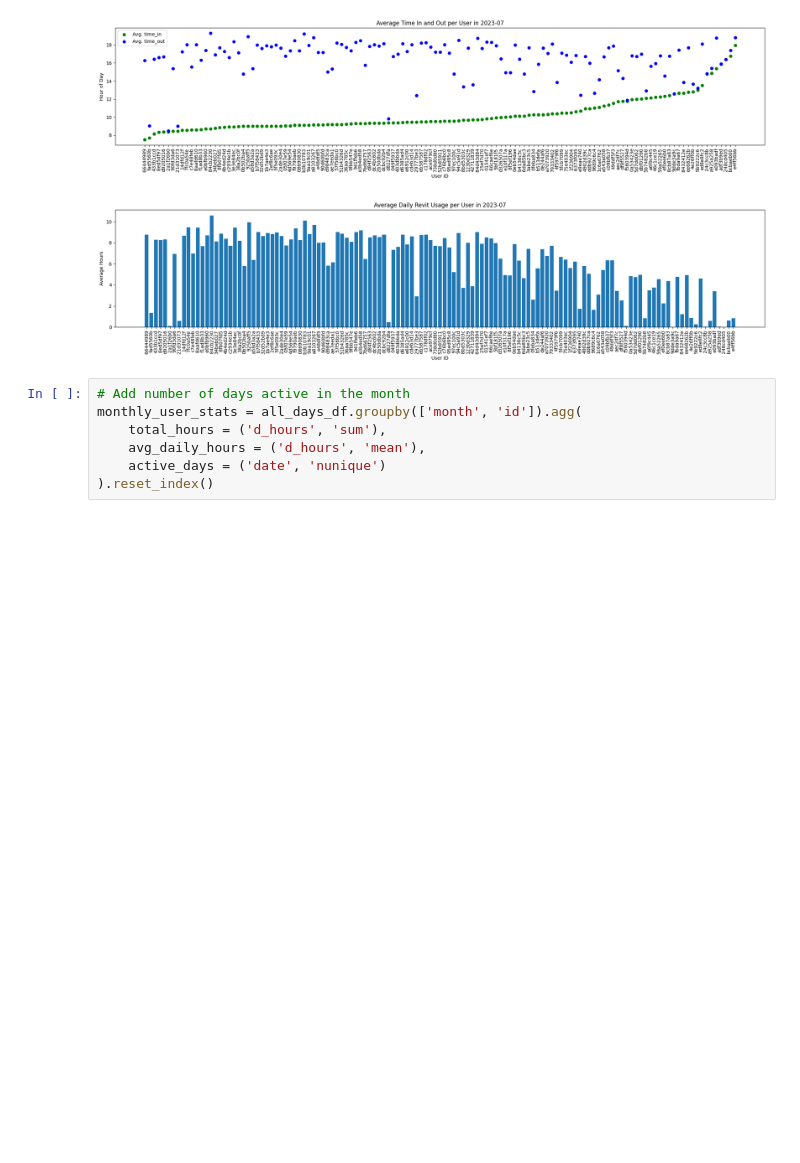
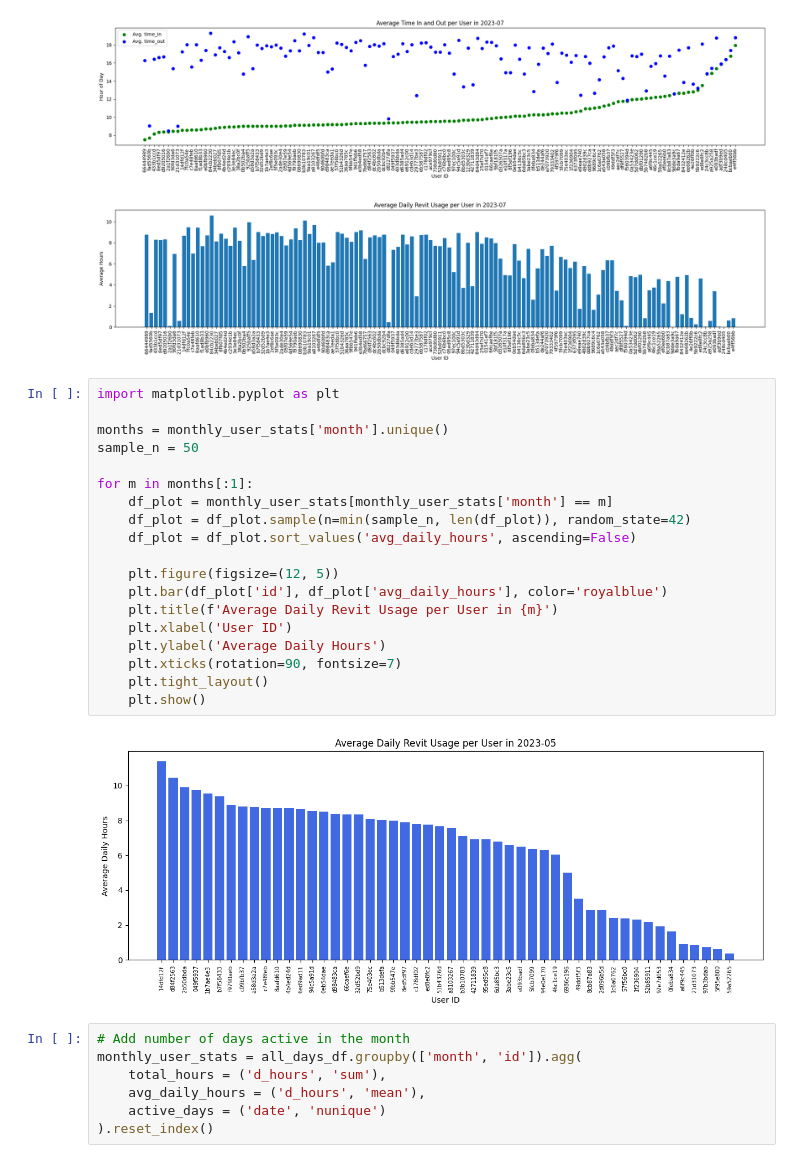
Before and after one commit to olgapoletkina/RVT_license_analysis, a Jupyter notebook: Revit__license_use_analysis.ipynb, the cells around one changed output. Cells and saved outputs as stored; diff of their text form; blank space fills up the shorter version.

```diff
--- a/Revit__license_use_analysis.ipynb
+++ b/Revit__license_use_analysis.ipynb
@@ -727,6 +758,27 @@ for m in months[:3]:
 [figure]
 [figure]
 [figure]
+# %%
+import matplotlib.pyplot as plt
+
+months = monthly_user_stats['month'].unique()
+sample_n = 50
+
+for m in months[:1]:
+    df_plot = monthly_user_stats[monthly_user_stats['month'] == m]
+    df_plot = df_plot.sample(n=min(sample_n, len(df_plot)), random_state=42)
+    df_plot = df_plot.sort_values('avg_daily_hours', ascending=False)
+
+    plt.figure(figsize=(12, 5))
+    plt.bar(df_plot['id'], df_plot['avg_daily_hours'], color='royalblue')
+    plt.title(f'Average Daily Revit Usage per User in {m}')
+    plt.xlabel('User ID')
+    plt.ylabel('Average Daily Hours')
+    plt.xticks(rotation=90, fontsize=7)
+    plt.tight_layout()
+    plt.show()
+# %% [output]
+[figure, added]
 # %%
 # Add number of days active in the month
 monthly_user_stats = all_days_df.groupby(['month', 'id']).agg(
```
Also changed, not shown: parts of 5 cells of this notebook, 1 other file.
